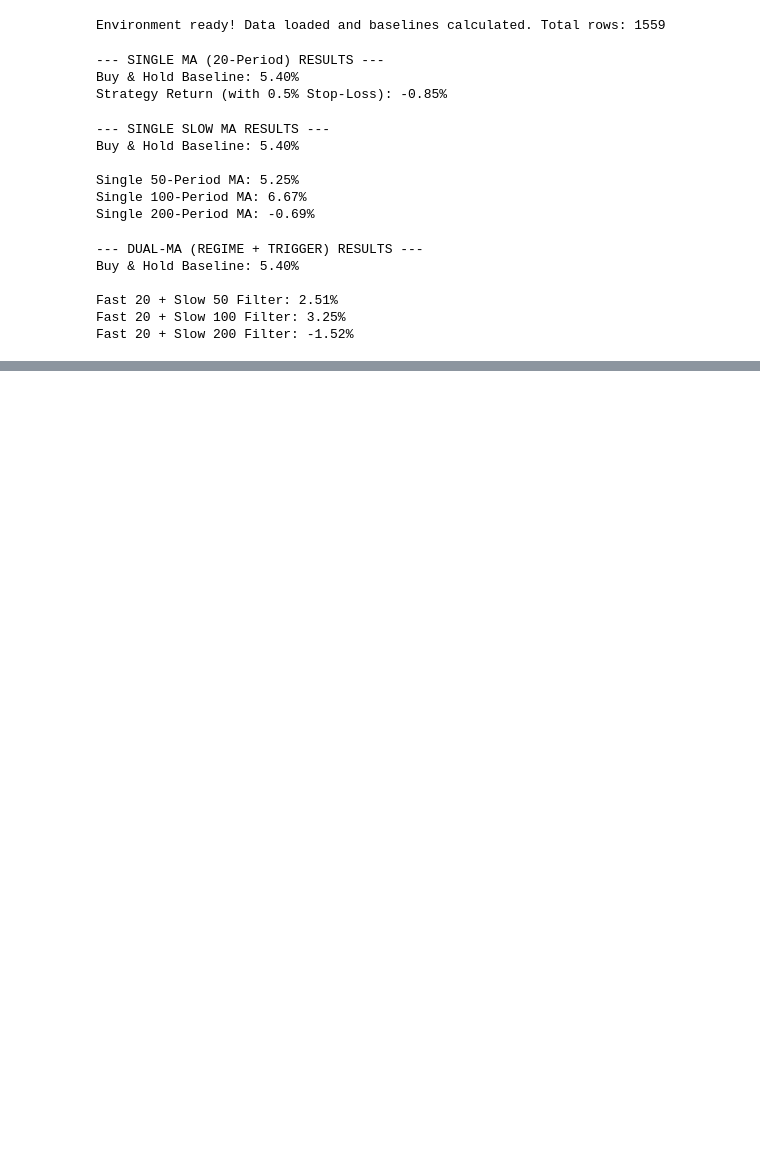
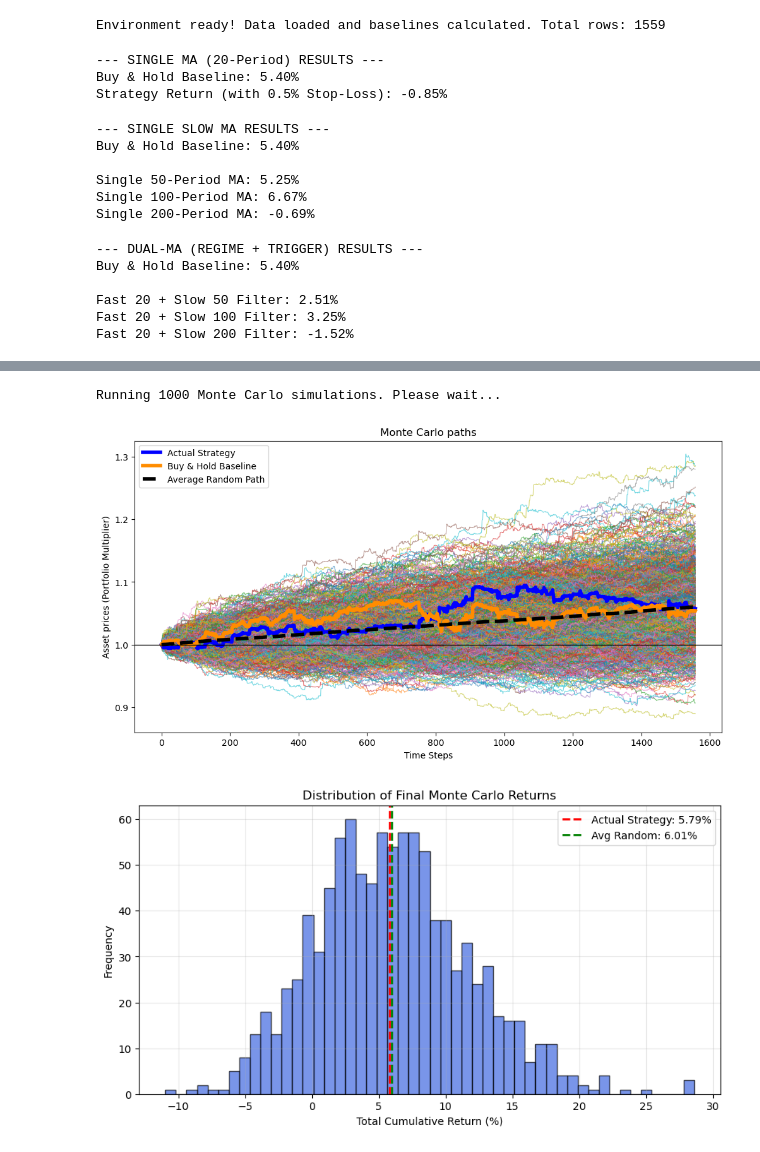
Before and after one commit to ismailazfar/quant_thesis, a Jupyter notebook: 02_MMA_Strategy.ipynb, the cells around one changed output, grey strips where cells are left out. Drawn from its saved outputs; the diff is of its cells as text; code cells hidden in the pictures; blank space fills up the shorter version.

Commit message:
Finished MA with Monte Carlo Simulations

```diff
--- a/02_MMA_Strategy.ipynb
+++ b/02_MMA_Strategy.ipynb
@@ -129,0 +230,78 @@ Fast 20 + Slow 200 Filter: -1.52%
+# %%
+#Build the best engine we have
+ma_length = 100
+stop_loss_pct = 0.005
+tc_pct = 0.0001
+
+data['SMA_100'] = data['close'].rolling(window=ma_length).mean()
+no_lunch_mask = (data.index.time < datetime.time(11, 30)) | (data.index.time >= datetime.time(14, 0))
+raw_signal = np.where(data['close'] > data['SMA_100'], 1, -1)
+final_signal = np.where(no_lunch_mask, raw_signal, 0)
+sig_series = pd.Series(final_signal, index=data.index)
+shifted_sig = sig_series.shift(1)
+trades_triggered = (sig_series != shifted_sig).astype(int)
+raw_ret = shifted_sig * data['market_return']
+sl_ret = np.clip(raw_ret, -stop_loss_pct, np.inf)
+strategy_returns = sl_ret - (trades_triggered * tc_pct)
+strategy_returns = strategy_returns.dropna()
+aligned_market_returns = data.loc[strategy_returns.index, 'market_return']
+baseline_path = (1 + aligned_market_returns).cumprod().values
+num_simulations = 1000
+simulated_paths = np.zeros((len(strategy_returns), num_simulations))
+
+print(f"Running {num_simulations} Monte Carlo simulations. Please wait...\n")
+
+#Simulate
+for i in range(num_simulations):
+    random_returns = np.random.choice(strategy_returns, size=len(strategy_returns), replace=True)
+    simulated_paths[:, i] = (1 + random_returns).cumprod()
+actual_path = (1 + strategy_returns).cumprod().values
+
+#Visualise
+average_path = np.mean(simulated_paths, axis=1)
+
+plt.figure(figsize=(12, 6))
+
+# Removing the color argument creates the multi-colored spaghetti look from your reference image
+plt.plot(simulated_paths, alpha=0.6, linewidth=0.8)
+
+plt.plot(actual_path, color='blue', linewidth=4, label='Actual Strategy')
+plt.plot(baseline_path, color='darkorange', linewidth=4, label='Buy & Hold Baseline')
+plt.plot(average_path, color='black', linewidth=4, linestyle='--', label='Average Random Path')
+
+plt.axhline(1.0, color='black', linewidth=1)
+plt.title('Monte Carlo paths')
+plt.xlabel('Time Steps')
+plt.ylabel('Asset prices (Portfolio Multiplier)')
+plt.legend(loc='upper left')
+
+plt.grid(False)
+plt.show()
+
+final_sim_returns = (simulated_paths[-1, :] - 1) * 100
+actual_final_return = (actual_path[-1] - 1) * 100
+
+#Calculate the P-Value
+paths_beating_actual = np.sum(final_sim_returns >= actual_final_return)
+p_value = paths_beating_actual / num_simulations
+
+plt.figure(figsize=(10, 5))
+plt.hist(final_sim_returns, bins=50, color='royalblue', edgecolor='black', alpha=0.7)
+plt.axvline(actual_final_return, color='red', linestyle='dashed', linewidth=2, label=f'Actual Strategy: {actual_final_return:.2f}%')
+plt.axvline(np.mean(final_sim_returns), color='green', linestyle='dashed', linewidth=2, label=f'Avg Random: {np.mean(final_sim_returns):.2f}%')
+plt.title('Distribution of Final Monte Carlo Returns')
+plt.xlabel('Total Cumulative Return (%)')
+plt.ylabel('Frequency')
+plt.legend()
+plt.grid(True, alpha=0.3)
+plt.show()
+
+#Final stats
+print("--- MONTE CARLO STATISTICS ---")
+print(f"Actual Strategy Return:   {actual_final_return:.2f}%")
+print(f"Average Random Return:    {np.mean(final_sim_returns):.2f}%")
+print(f"P-Value (Prob. of luck):  {p_value:.4f}")
+# %% [output]
+Running 1000 Monte Carlo simulations. Please wait...
+[figure, added]
+[figure, added]
```
Also changed, not shown: parts of 4 cells of this notebook.
